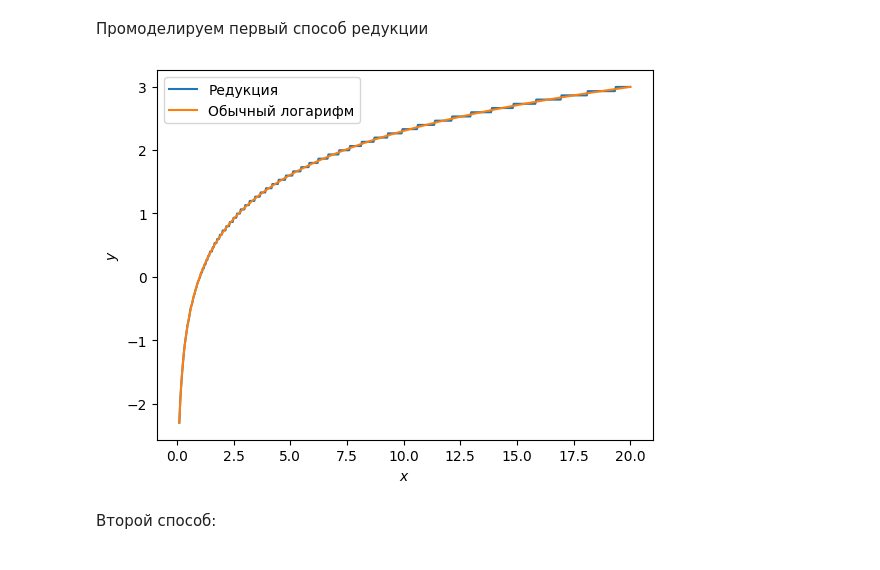
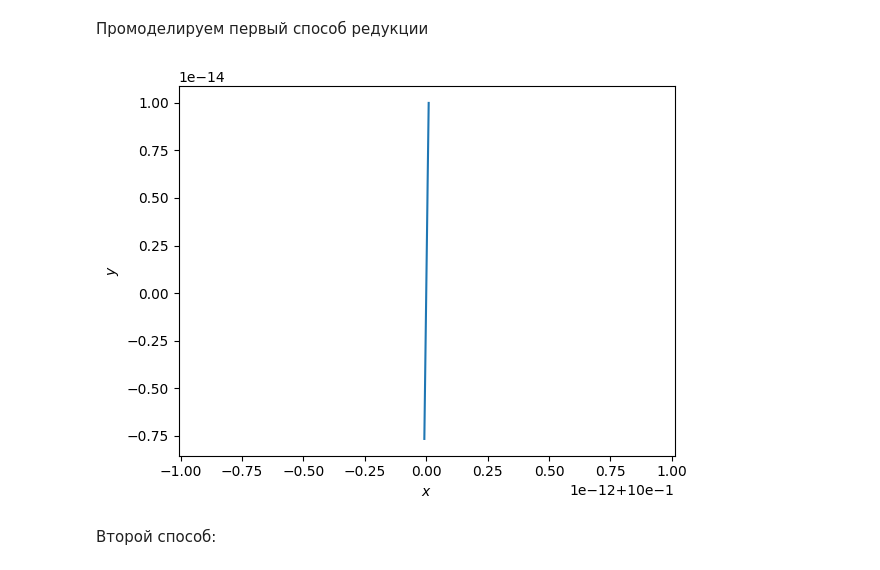
Before and after one commit to Frog6616261/numerecal_methods, a Jupyter notebook: laboratory_work_3/completed_task.ipynb, the cells around one changed output. Cells and saved outputs as stored; diff of their text form; code cells hidden in the pictures.

```diff
--- a/laboratory_work_3/completed_task.ipynb
+++ b/laboratory_work_3/completed_task.ipynb
@@ -31,23 +31,23 @@ from scipy.optimize import fsolve
 # %%
 N = 500
 x = np.linspace(0.1, 20, N)
 eps=10e-15
 
 # n for span [1 , 1 + delta]
 n = math.ceil((np.log(max(x))/np.log(1+eps))/2)
 
 #y = np.log(np.divide(x, 2^n)) + n*np.log(2)
-y = (2*n)*np.log(x**(1/(2*n)))
-y1 = np.log(x)
+y = np.log(x**(1/(2*n)))
+#y1 = np.log(x)
 
-plt.plot(x,y)
-plt.plot(x,y1)
+plt.plot(x**(1/(2*n)),y)
+#plt.plot(x,y1)
 plt.xlabel('$x$')
 plt.ylabel('$y$')
-plt.legend(["Редукция", "Обычный логарифм"])
+#plt.legend(["Редукция", "Обычный логарифм"])
 plt.show()
 # %% [output]
-[figure, old version]
+[figure, new version]
 # %% [markdown]
 Второй способ:
 # %%
```
Also changed, not shown: parts of 18 cells of this notebook, 1 other file.
